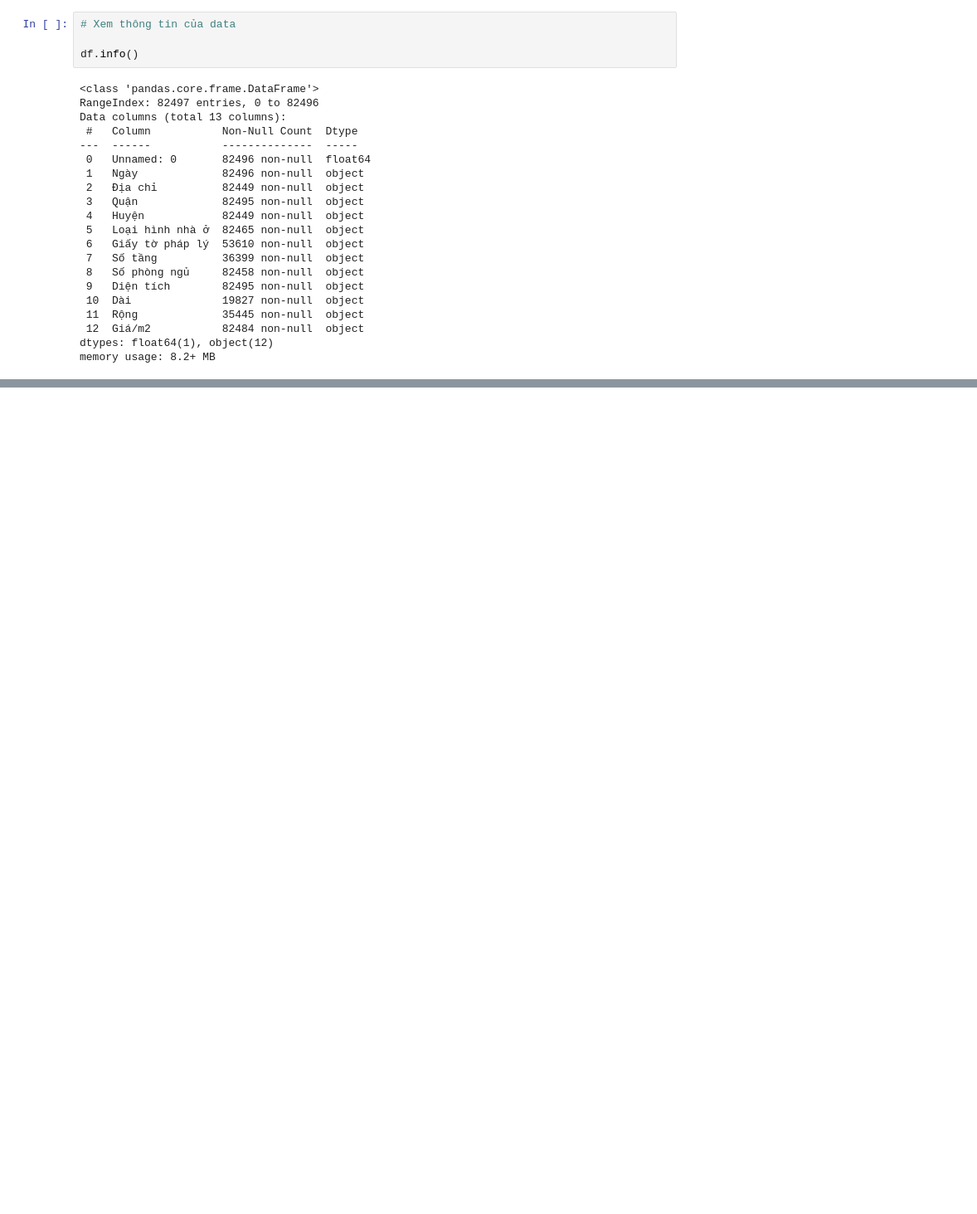
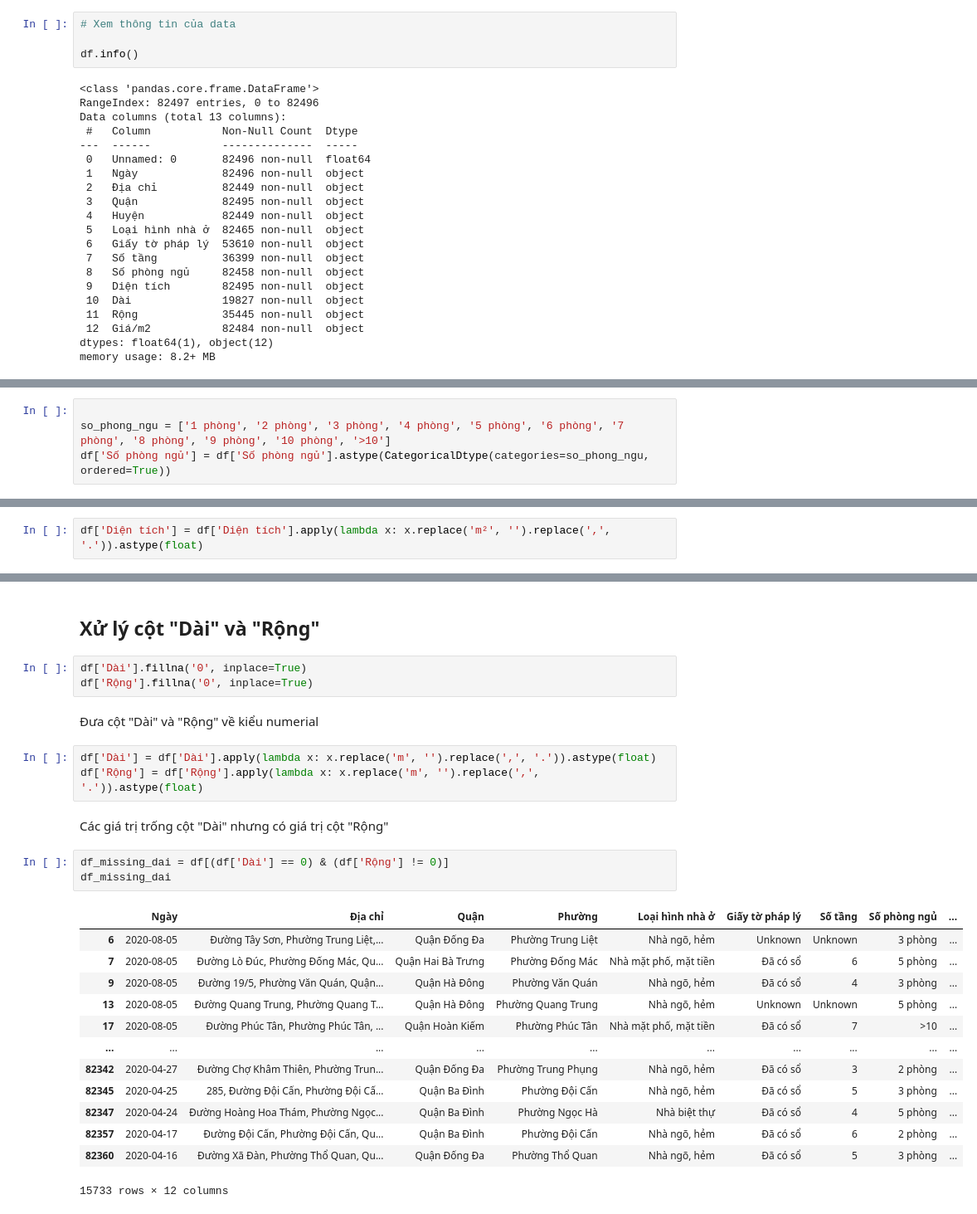
Before and after one commit to tdbui1209/category_dtype_hanoi_saleprice, a Jupyter notebook: hanoi_fix.ipynb, the cells around one changed output, grey strips where cells are left out. Shown: that part at 83% size. Drawn from its saved outputs; the diff is of its cells as text; blank space fills up the shorter version.

```diff
--- a/hanoi_fix.ipynb
+++ b/hanoi_fix.ipynb
@@ -206,0 +414,4 @@ plt.show()
+# %%
+
+so_phong_ngu = ['1 phòng', '2 phòng', '3 phòng', '4 phòng', '5 phòng', '6 phòng', '7 phòng', '8 phòng', '9 phòng', '10 phòng', '>10']
+df['Số phòng ngủ'] = df['Số phòng ngủ'].astype(CategoricalDtype(categories=so_phong_ngu, ordered=True))
@@ -206,0 +452,2 @@ plt.show()
+# %%
+df['Diện tích'] = df['Diện tích'].apply(lambda x: x.replace('m²', '').replace(',', '.')).astype(float)
@@ -206,0 +458,29 @@ plt.show()
+# %% [markdown]
+## Xử lý cột "Dài" và "Rộng"
+# %%
+df['Dài'].fillna('0', inplace=True)
+df['Rộng'].fillna('0', inplace=True)
+# %% [markdown]
+Đưa cột "Dài" và "Rộng" về kiểu numerial
+# %%
+df['Dài'] = df['Dài'].apply(lambda x: x.replace('m', '').replace(',', '.')).astype(float)
+df['Rộng'] = df['Rộng'].apply(lambda x: x.replace('m', '').replace(',', '.')).astype(float)
+# %% [markdown]
+Các giá trị trống cột "Dài" nhưng có giá trị cột "Rộng"
+# %%
+df_missing_dai = df[(df['Dài'] == 0) & (df['Rộng'] != 0)]
+df_missing_dai
+# %% [output]
+|  | Ngày | Địa chỉ | Quận | Phường | Loại hình nhà ở | Giấy tờ pháp lý | Số tầng | Số phòng ngủ | ... |
+| 6 | 2020-08-05 | Đường Tây Sơn, Phường Trung Liệt,... | Quận Đống Đa | Phường Trung Liệt | Nhà ngõ, hẻm | Unknown | Unknown | 3 phòng | ... |
+| 7 | 2020-08-05 | Đường Lò Đúc, Phường Đống Mác, Qu... | Quận Hai Bà Trưng | Phường Đống Mác | Nhà mặt phố, mặt tiền | Đã có sổ | 6 | 5 phòng | ... |
+| 9 | 2020-08-05 | Đường 19/5, Phường Văn Quán, Quận... | Quận Hà Đông | Phường Văn Quán | Nhà ngõ, hẻm | Đã có sổ | 4 | 3 phòng | ... |
+| 13 | 2020-08-05 | Đường Quang Trung, Phường Quang T... | Quận Hà Đông | Phường Quang Trung | Nhà ngõ, hẻm | Unknown | Unknown | 5 phòng | ... |
+| 17 | 2020-08-05 | Đường Phúc Tân, Phường Phúc Tân, ... | Quận Hoàn Kiếm | Phường Phúc Tân | Nhà mặt phố, mặt tiền | Đã có sổ | 7 | >10 | ... |
+| ... | ... | ... | ... | ... | ... | ... | ... | ... | ... |
+| 82342 | 2020-04-27 | Đường Chợ Khâm Thiên, Phường Trun... | Quận Đống Đa | Phường Trung Phụng | Nhà ngõ, hẻm | Đã có sổ | 3 | 2 phòng | ... |
+| 82345 | 2020-04-25 | 285, Đường Đội Cấn, Phường Đội Cấ... | Quận Ba Đình | Phường Đội Cấn | Nhà ngõ, hẻm | Đã có sổ | 5 | 3 phòng | ... |
+| 82347 | 2020-04-24 | Đường Hoàng Hoa Thám, Phường Ngọc... | Quận Ba Đình | Phường Ngọc Hà | Nhà biệt thự | Đã có sổ | 4 | 5 phòng | ... |
+| 82357 | 2020-04-17 | Đường Đội Cấn, Phường Đội Cấn, Qu... | Quận Ba Đình | Phường Đội Cấn | Nhà ngõ, hẻm | Đã có sổ | 6 | 2 phòng | ... |
+| 82360 | 2020-04-16 | Đường Xã Đàn, Phường Thổ Quan, Qu... | Quận Đống Đa | Phường Thổ Quan | Nhà ngõ, hẻm | Đã có sổ | 5 | 3 phòng | ... |
+15733 rows × 12 columns
```
Also changed, not shown: parts of 113 cells of this notebook.
